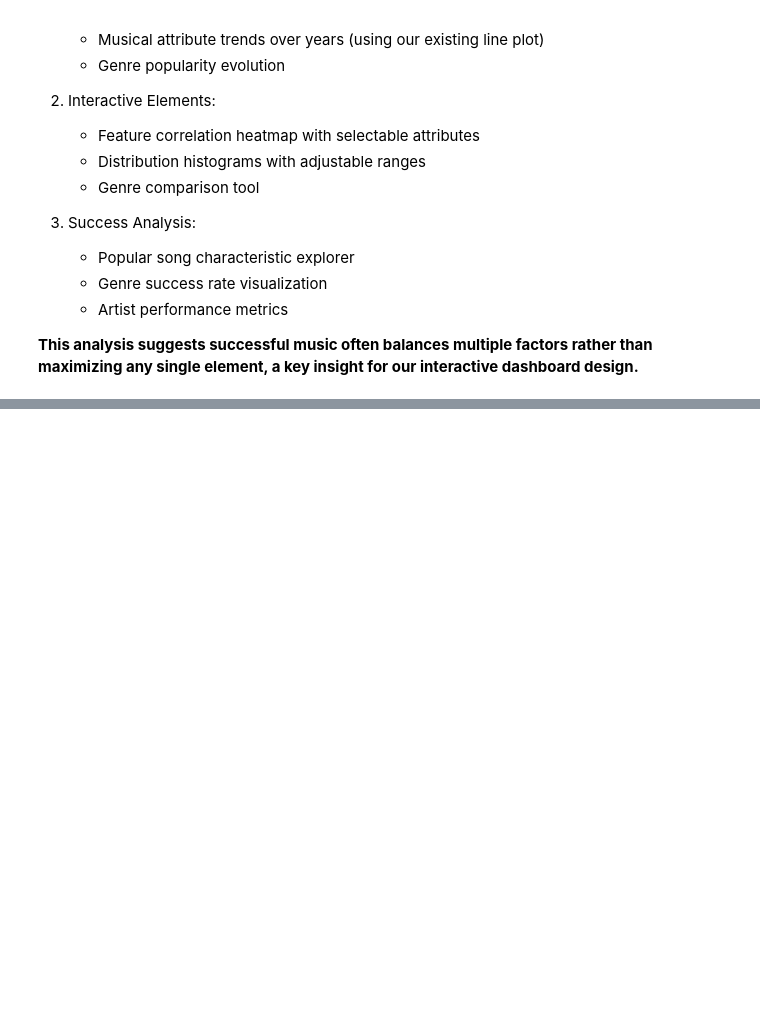
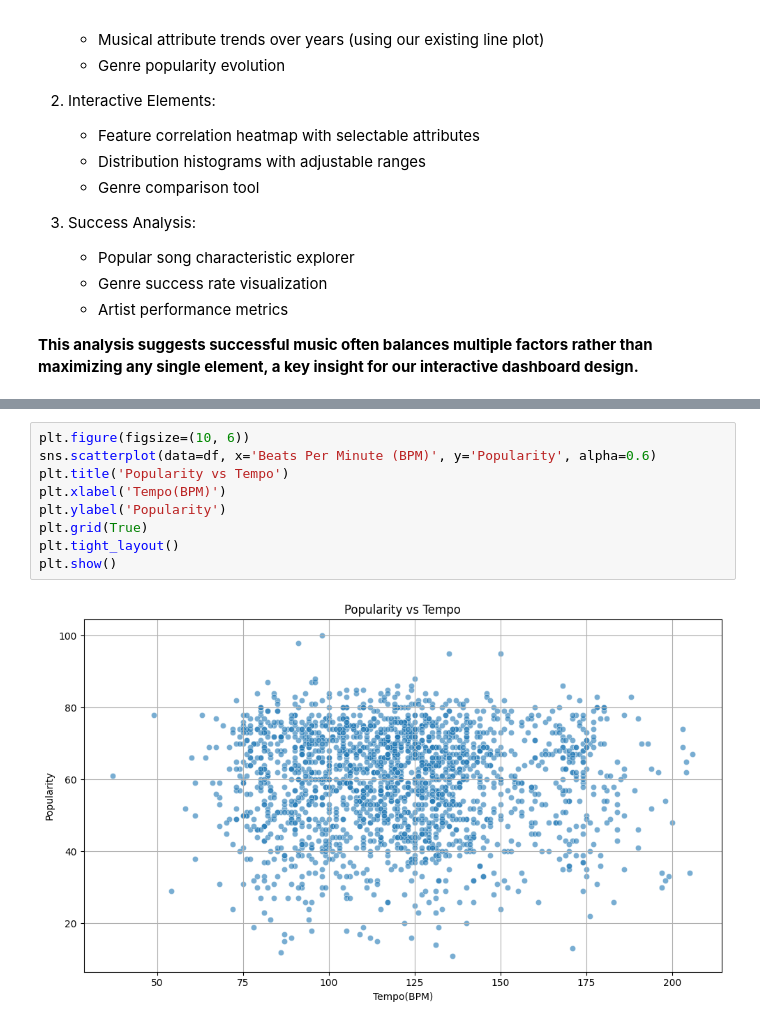
Before and after one commit to betanight/June_Code_Pudding, a Jupyter notebook: notebooks/eli_analysis_viktor.ipynb, the cells around one changed output, grey strips where cells are left out. Saved outputs shown, nothing was run; the diff lists cells and outputs as text; blank space fills up the shorter version.

```diff
--- a/eli_analysis.ipynb
+++ b/notebooks/eli_analysis_viktor.ipynb
@@ -442,0 +478,11 @@ Recommended Visualizations for Dashboard:(**This is a temporary addition for the
+# %%
+plt.figure(figsize=(10, 6))
+sns.scatterplot(data=df, x='Beats Per Minute (BPM)', y='Popularity', alpha=0.6)
+plt.title('Popularity vs Tempo')
+plt.xlabel('Tempo(BPM)')
+plt.ylabel('Popularity')
+plt.grid(True)
+plt.tight_layout()
+plt.show()
+# %% [output]
+[figure, added]
```
Also changed, not shown: parts of 6 cells of this notebook, 2 other files.
